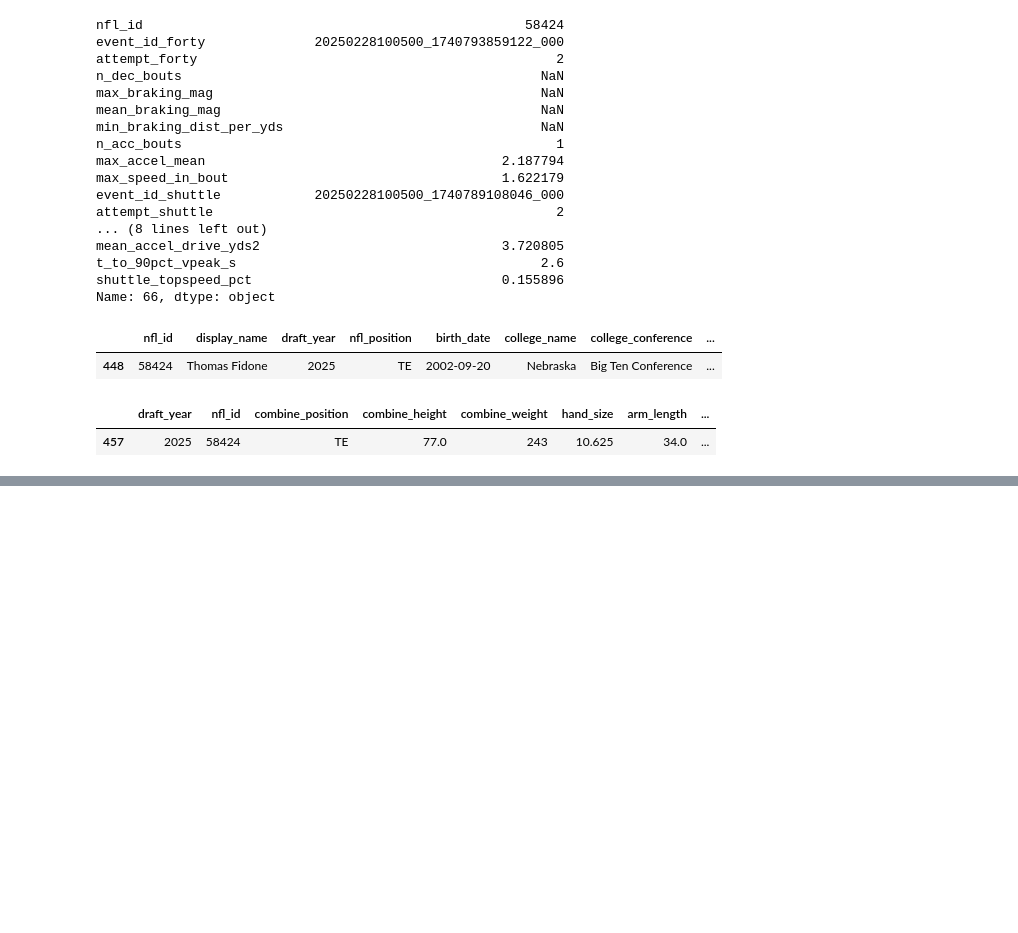
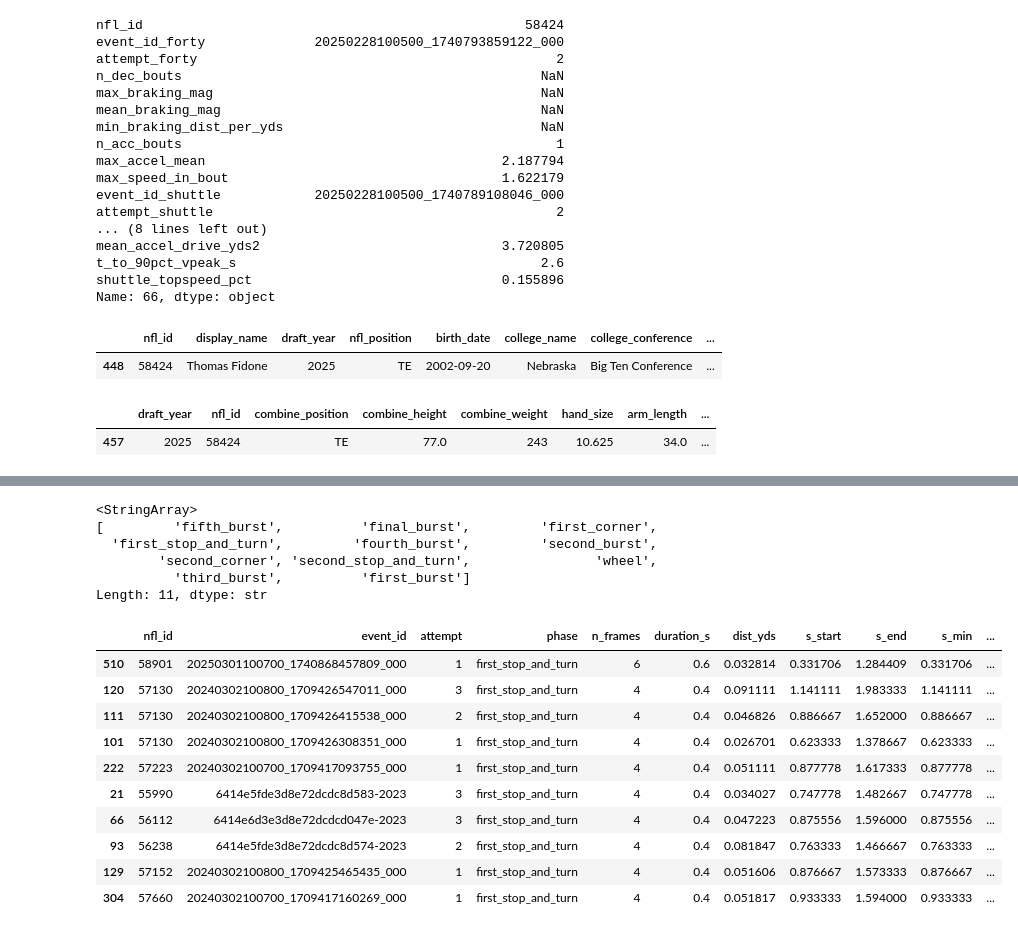
Before and after one commit to gatywilliam/numlds-400-final-project, a Jupyter notebook: src/local_eda_wgaty.ipynb, the cells around one changed output, grey strips where cells are left out. Saved outputs shown, nothing was run; the diff lists cells and outputs as text; code cells hidden in the pictures; blank space fills up the shorter version.

```diff
--- a/src/local_eda_wgaty.ipynb
+++ b/src/local_eda_wgaty.ipynb
@@ -839,0 +1033,23 @@ res[0][res[0]["event_id"] == "6407d3f0e3d8e72dcdb2faed-2023"]
+# %%
+named_3cone["phase"].unique()
+# %% [output]
+<StringArray>
+[         'fifth_burst',          'final_burst',         'first_corner',
+  'first_stop_and_turn',         'fourth_burst',         'second_burst',
+        'second_corner', 'second_stop_and_turn',                'wheel',
+          'third_burst',          'first_burst']
+Length: 11, dtype: str
+# %%
+named_3cone[named_3cone["phase"] == "first_stop_and_turn"].sort_values(by="speed_drop_yds_s", ascending=False).head(10)
+# %% [output]
+|  | nfl_id | event_id | attempt | phase | n_frames | duration_s | dist_yds | s_start | s_end | s_min | ... |
+| 510 | 58901 | 20250301100700_1740868457809_000 | 1 | first_stop_and_turn | 6 | 0.6 | 0.032814 | 0.331706 | 1.284409 | 0.331706 | ... |
+| 120 | 57130 | 20240302100800_1709426547011_000 | 3 | first_stop_and_turn | 4 | 0.4 | 0.091111 | 1.141111 | 1.983333 | 1.141111 | ... |
+| 111 | 57130 | 20240302100800_1709426415538_000 | 2 | first_stop_and_turn | 4 | 0.4 | 0.046826 | 0.886667 | 1.652000 | 0.886667 | ... |
+| 101 | 57130 | 20240302100800_1709426308351_000 | 1 | first_stop_and_turn | 4 | 0.4 | 0.026701 | 0.623333 | 1.378667 | 0.623333 | ... |
+| 222 | 57223 | 20240302100700_1709417093755_000 | 1 | first_stop_and_turn | 4 | 0.4 | 0.051111 | 0.877778 | 1.617333 | 0.877778 | ... |
+| 21 | 55990 | 6414e5fde3d8e72dcdc8d583-2023 | 3 | first_stop_and_turn | 4 | 0.4 | 0.034027 | 0.747778 | 1.482667 | 0.747778 | ... |
+| 66 | 56112 | 6414e6d3e3d8e72dcdcd047e-2023 | 3 | first_stop_and_turn | 4 | 0.4 | 0.047223 | 0.875556 | 1.596000 | 0.875556 | ... |
+| 93 | 56238 | 6414e5fde3d8e72dcdc8d574-2023 | 2 | first_stop_and_turn | 4 | 0.4 | 0.081847 | 0.763333 | 1.466667 | 0.763333 | ... |
+| 129 | 57152 | 20240302100800_1709425465435_000 | 1 | first_stop_and_turn | 4 | 0.4 | 0.051606 | 0.876667 | 1.573333 | 0.876667 | ... |
+| 304 | 57660 | 20240302100700_1709417160269_000 | 1 | first_stop_and_turn | 4 | 0.4 | 0.051817 | 0.933333 | 1.594000 | 0.933333 | ... |
```
Also changed, not shown: parts of 16 cells of this notebook.
